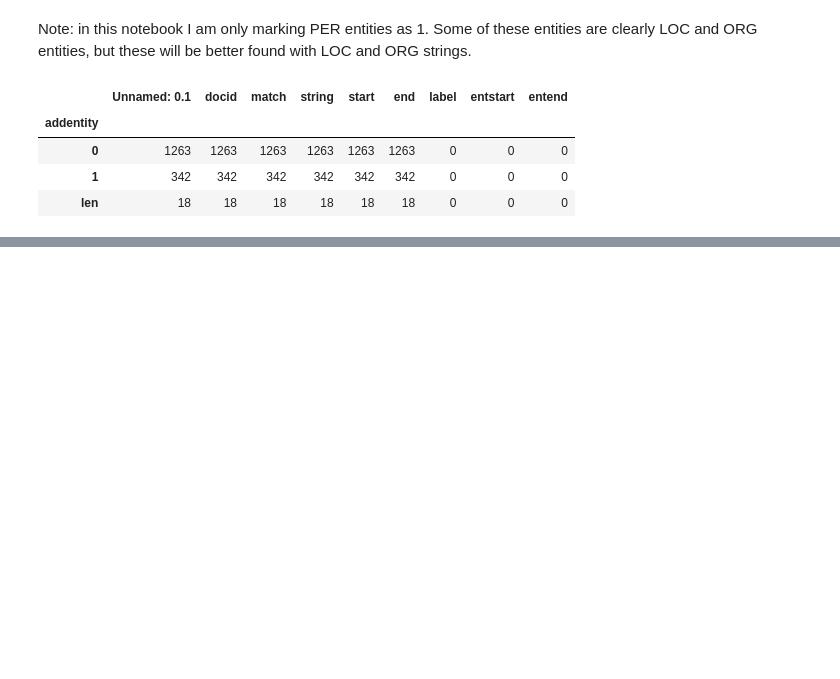
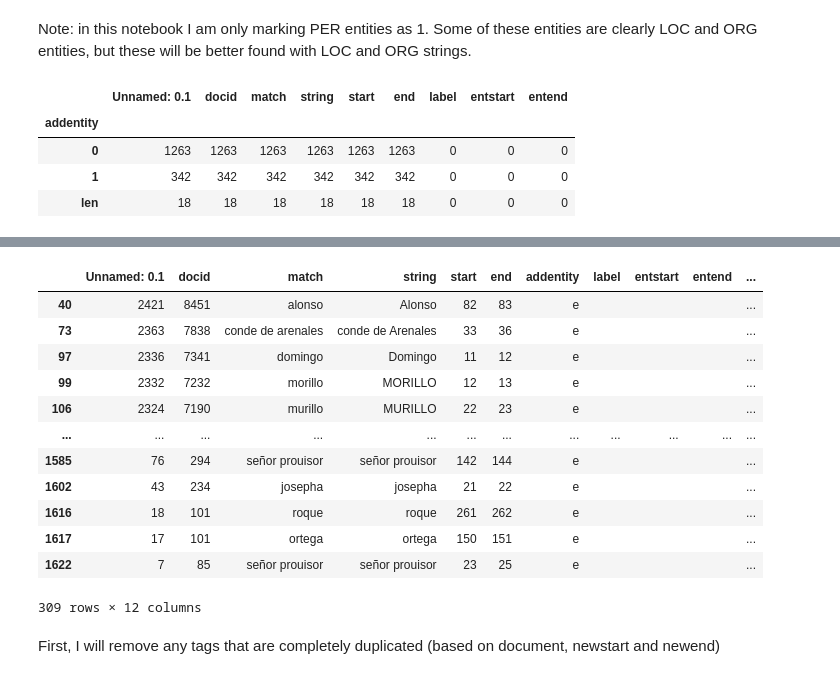
Before and after one commit to FelipeAdeT/SevilleDataProcessing, a Jupyter notebook: Data Cleaning/Data Cleaning 4.ipynb, the cells around one changed output, grey strips where cells are left out. Cells and saved outputs as stored; diff of their text form; code cells hidden in the pictures; blank space fills up the shorter version.

```diff
--- a/Data Cleaning/Data Cleaning 4.ipynb
+++ b/Data Cleaning/Data Cleaning 4.ipynb
@@ -405,2 +403,22 @@ untaggedPERS_df.groupby('addentity').count()
 # %%
 untaggedPERS_df.to_csv('Files_Cleaning4/untaggedPERstrings_strat1_manual.csv')
+# %%
+untagged_PERSedits = untaggedPERS_df[untaggedPERS_df['addentity']=='e']
+# %%
+untagged_PERSedits
+# %% [output]
+|  | Unnamed: 0.1 | docid | match | string | start | end | addentity | label | entstart | entend | ... |
+| 40 | 2421 | 8451 | alonso | Alonso | 82 | 83 | e |  |  |  | ... |
+| 73 | 2363 | 7838 | conde de arenales | conde de Arenales | 33 | 36 | e |  |  |  | ... |
+| 97 | 2336 | 7341 | domingo | Domingo | 11 | 12 | e |  |  |  | ... |
+| 99 | 2332 | 7232 | morillo | MORILLO | 12 | 13 | e |  |  |  | ... |
+| 106 | 2324 | 7190 | murillo | MURILLO | 22 | 23 | e |  |  |  | ... |
+| ... | ... | ... | ... | ... | ... | ... | ... | ... | ... | ... | ... |
+| 1585 | 76 | 294 | señor prouisor | señor prouisor | 142 | 144 | e |  |  |  | ... |
+| 1602 | 43 | 234 | josepha | josepha | 21 | 22 | e |  |  |  | ... |
+| 1616 | 18 | 101 | roque | roque | 261 | 262 | e |  |  |  | ... |
+| 1617 | 17 | 101 | ortega | ortega | 150 | 151 | e |  |  |  | ... |
+| 1622 | 7 | 85 | señor prouisor | señor prouisor | 23 | 25 | e |  |  |  | ... |
+309 rows × 12 columns
+# %% [markdown]
+First, I will remove any tags that are completely duplicated (based on document, newstart and newend)
```
Also changed, not shown: parts of 19 cells of this notebook, 4 other files.
